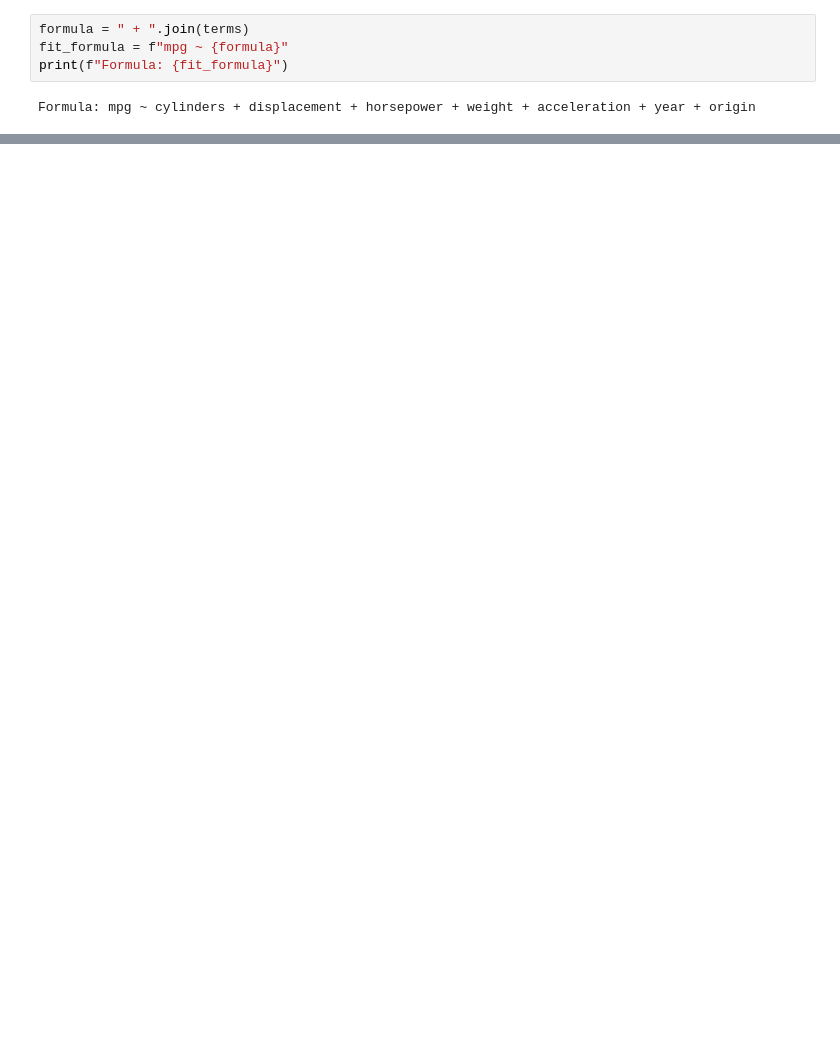
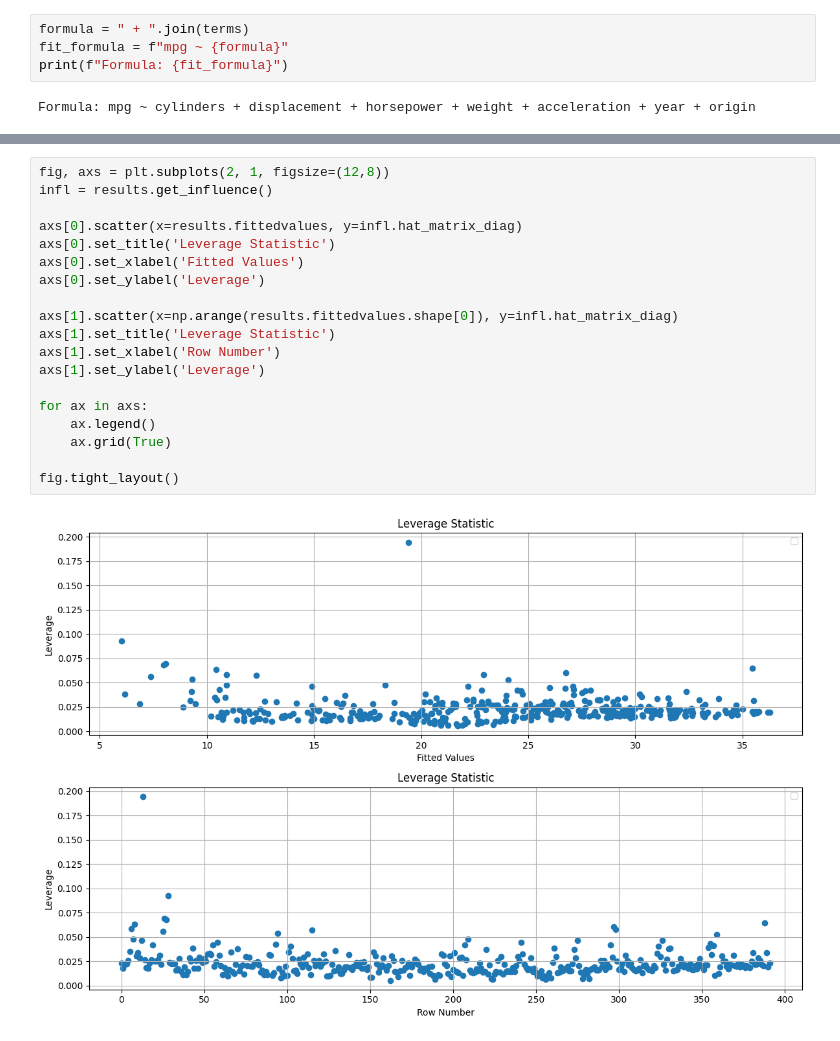
Before and after one commit to uggi121/ISLP_labs_applied, a Jupyter notebook: exercises_applied/Ch3.ipynb, the cells around one changed output, grey strips where cells are left out. Drawn from its saved outputs; the diff is of its cells as text; blank space fills up the shorter version.

```diff
--- a/exercises_applied/Ch3.ipynb
+++ b/exercises_applied/Ch3.ipynb
@@ -310,0 +340,21 @@ anova_lm(results).round(2)
+# %%
+fig, axs = plt.subplots(2, 1, figsize=(12,8))
+infl = results.get_influence()
+
+axs[0].scatter(x=results.fittedvalues, y=infl.hat_matrix_diag)
+axs[0].set_title('Leverage Statistic')
+axs[0].set_xlabel('Fitted Values')
+axs[0].set_ylabel('Leverage')
+
+axs[1].scatter(x=np.arange(results.fittedvalues.shape[0]), y=infl.hat_matrix_diag)
+axs[1].set_title('Leverage Statistic')
+axs[1].set_xlabel('Row Number')
+axs[1].set_ylabel('Leverage')
+
+for ax in axs:
+    ax.legend()
+    ax.grid(True)
+
+fig.tight_layout()
+# %% [output]
+[figure, added]
```
Also changed, not shown: parts of 25 cells of this notebook.
